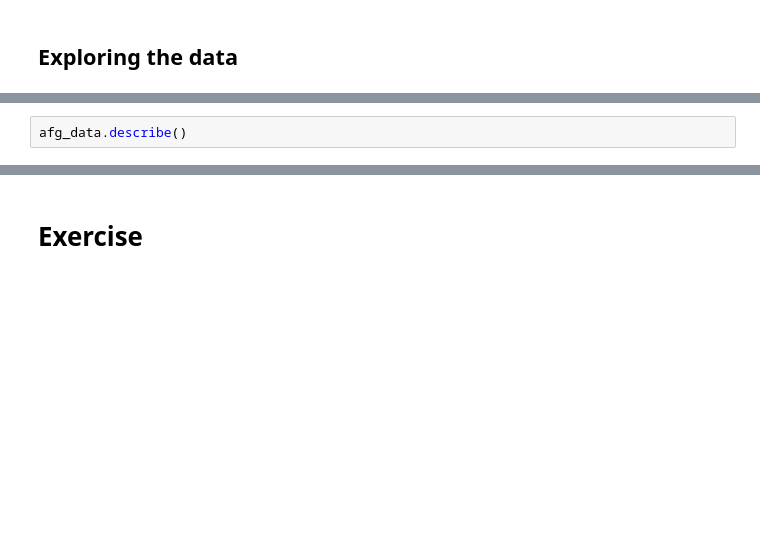
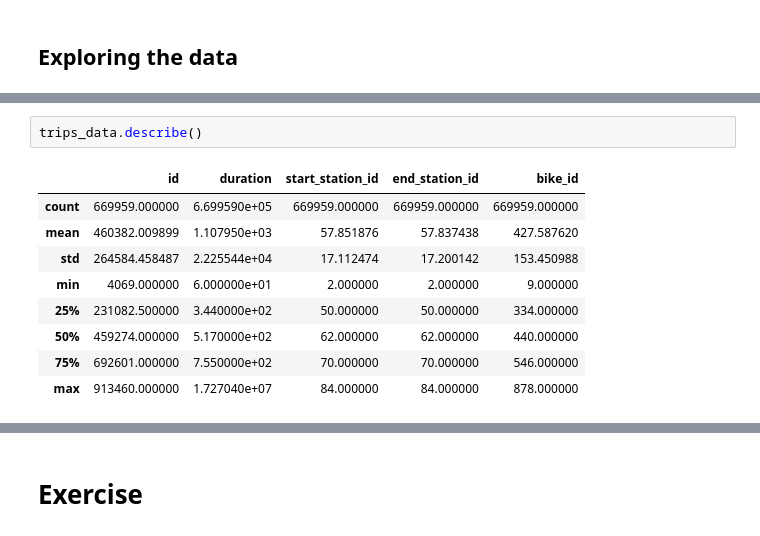
Before and after one commit to raghothams/scaling-pandas, a Jupyter notebook: 01 Basics - File Reads.ipynb, the cells around one changed output, grey strips where cells are left out. Cells and saved outputs as stored; diff of their text form; blank space fills up the shorter version.

```diff
--- a/01 Basics - File Reads.ipynb
+++ b/01 Basics - File Reads.ipynb
@@ -32,3 +78,13 @@ afg_data.shape # (rows, columns)
 # %%
-afg_data.describe()
+trips_data.describe()
+# %% [output]
+|  | id | duration | start_station_id | end_station_id | bike_id |
+| count | 669959.000000 | 6.699590e+05 | 669959.000000 | 669959.000000 | 669959.000000 |
+| mean | 460382.009899 | 1.107950e+03 | 57.851876 | 57.837438 | 427.587620 |
+| std | 264584.458487 | 2.225544e+04 | 17.112474 | 17.200142 | 153.450988 |
+| min | 4069.000000 | 6.000000e+01 | 2.000000 | 2.000000 | 9.000000 |
+| 25% | 231082.500000 | 3.440000e+02 | 50.000000 | 50.000000 | 334.000000 |
+| 50% | 459274.000000 | 5.170000e+02 | 62.000000 | 62.000000 | 440.000000 |
+| 75% | 692601.000000 | 7.550000e+02 | 70.000000 | 70.000000 | 546.000000 |
+| max | 913460.000000 | 1.727040e+07 | 84.000000 | 84.000000 | 878.000000 |
 # %%
```
Also changed, not shown: parts of 26 cells of this notebook, 9 other files.
